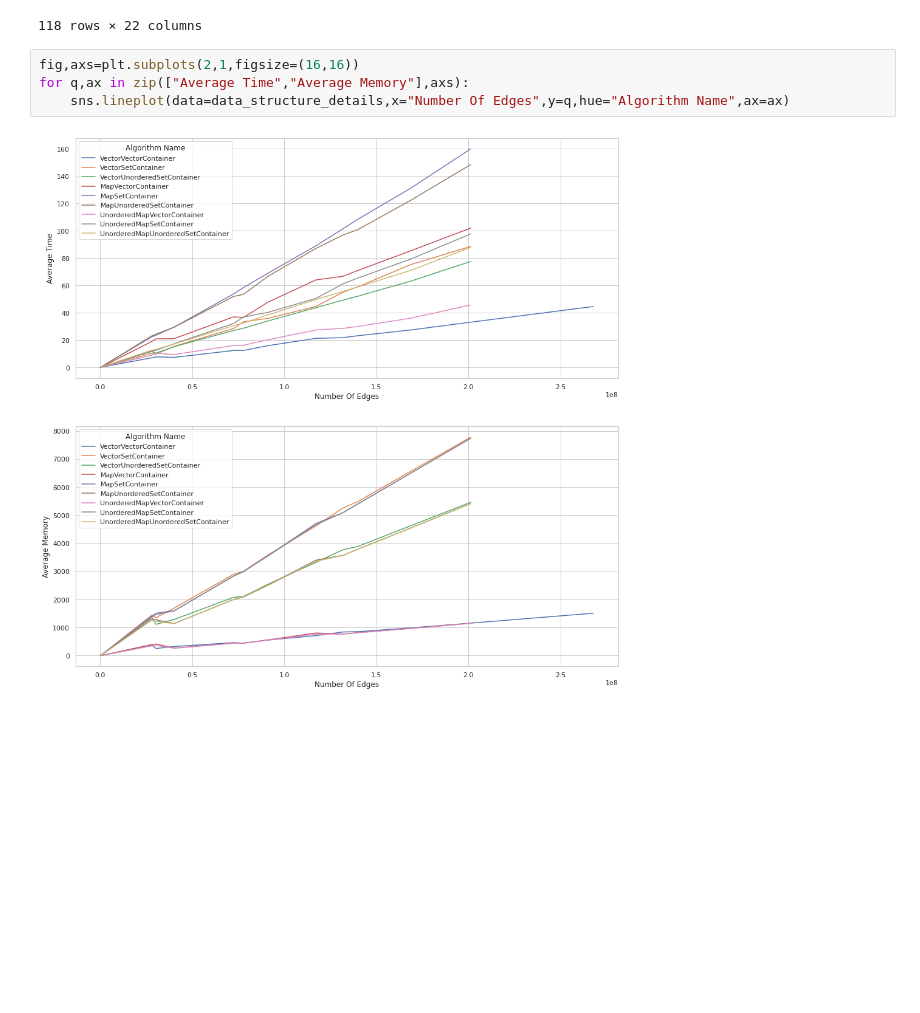
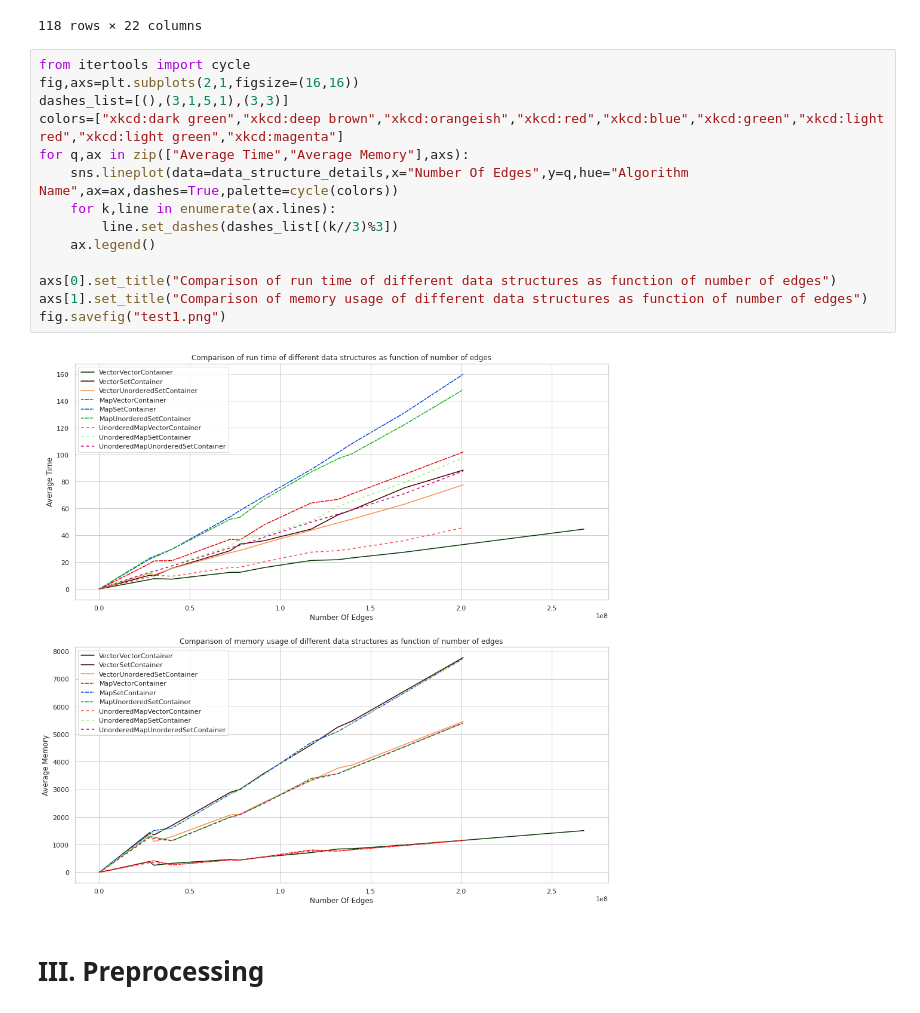
Before and after one commit to mariemloukill/Graph_creation, a Jupyter notebook: PFATeam/results/analysis.ipynb, the cells around one changed output. Saved outputs shown, nothing was run; the diff lists cells and outputs as text; blank space fills up the shorter version.

Commit message:
completing data science task

```diff
--- a/PFATeam/results/analysis.ipynb
+++ b/PFATeam/results/analysis.ipynb
@@ -303,9 +251,21 @@ data_structure_details
 | 116 | UnorderedMapUnorderedSetContainer | Sequential | bn-human-Jung2015_M87107781_70M.e... | 30.54840 | 1992.950 | bn-human-Jung2015_M87107781_70M.e... | Brain | 72523814.0 | ... |
 | 117 | VectorVectorContainer | Sequential | bn-human-Jung2015_M87113878.edges | 44.48840 | 1507.720 | bn-human-Jung2015_M87113878.edges | Brain | 267844668.0 | ... |
 118 rows × 22 columns
-# %%
-fig,axs=plt.subplots(2,1,figsize=(16,16))
-for q,ax in zip(["Average Time","Average Memory"],axs):
-    sns.lineplot(data=data_structure_details,x="Number Of Edges",y=q,hue="Algorithm Name",ax=ax)
-# %% [output]
-[figure, removed]
+# %%
+from itertools import cycle
+fig,axs=plt.subplots(2,1,figsize=(16,16))
+dashes_list=[(),(3,1,5,1),(3,3)]
+colors=["xkcd:dark green","xkcd:deep brown","xkcd:orangeish","xkcd:red","xkcd:blue","xkcd:green","xkcd:light red","xkcd:light green","xkcd:magenta"]
+for q,ax in zip(["Average Time","Average Memory"],axs):
+    sns.lineplot(data=data_structure_details,x="Number Of Edges",y=q,hue="Algorithm Name",ax=ax,dashes=True,palette=cycle(colors))
+    for k,line in enumerate(ax.lines):
+        line.set_dashes(dashes_list[(k//3)%3])
+    ax.legend()
+
+axs[0].set_title("Comparison of run time of different data structures as function of number of edges")
+axs[1].set_title("Comparison of memory usage of different data structures as function of number of edges")
+fig.savefig("test1.png")
+# %% [output]
+[figure, added]
+# %% [markdown]
+# III. Preprocessing
```
Also changed, not shown: parts of 28 cells of this notebook, 3 other files.
